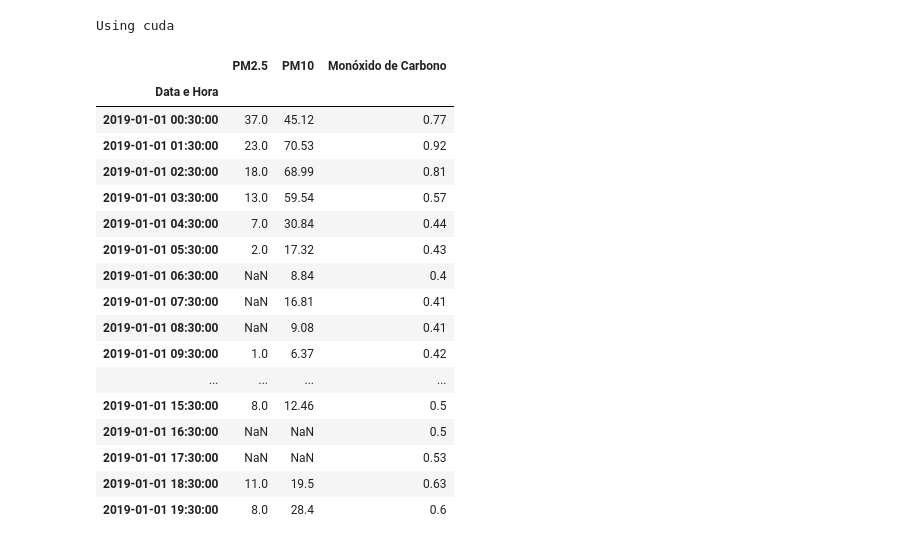
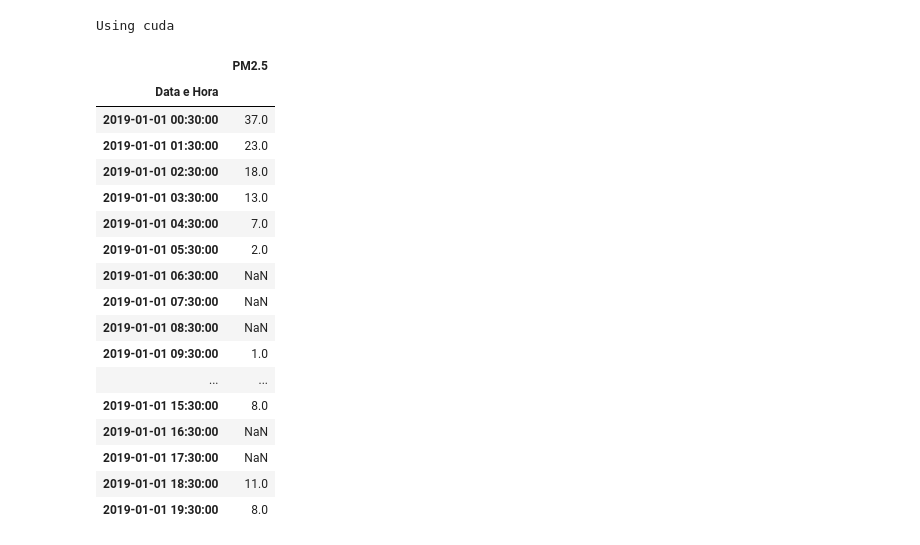
Before and after one commit to DanielPortes/pm25-plots, a Jupyter notebook: models/LSTM.ipynb, the cells around one changed output. Cells and saved outputs as stored; diff of their text form; code cells hidden in the pictures.

```diff
--- a/models/LSTM.ipynb
+++ b/models/LSTM.ipynb
@@ -30,31 +30,32 @@ df_original = pd.read_csv('../dados_tratados/combinado/Piratininga/Piratininga_t
 # %%
 df_original['Data e Hora'] = pd.to_datetime(df_original['Data e Hora'], format='%Y-%m-%d %H:%M:%S')
 df_original.index = df_original['Data e Hora']
 df_original.sort_index(inplace=True)
 
-colunas_selecionadas = ['PM2.5', 'PM10', 'Monóxido de Carbono']
+# colunas_selecionadas = ['PM2.5', 'PM10', 'Monóxido de Carbono']
+colunas_selecionadas = ['PM2.5']
 df = df_original[colunas_selecionadas]
 
 df = df.loc['2019-01-01':'2022-01-01']
 
 logging.info(f'Colunas Selecionadas: {colunas_selecionadas}')
 df.head(20)
 # %% [output]
-|  | PM2.5 | PM10 | Monóxido de Carbono |
-| Data e Hora |  |  |  |
-| 2019-01-01 00:30:00 | 37.0 | 45.12 | 0.77 |
-| 2019-01-01 01:30:00 | 23.0 | 70.53 | 0.92 |
-| 2019-01-01 02:30:00 | 18.0 | 68.99 | 0.81 |
-| 2019-01-01 03:30:00 | 13.0 | 59.54 | 0.57 |
-| 2019-01-01 04:30:00 | 7.0 | 30.84 | 0.44 |
-| 2019-01-01 05:30:00 | 2.0 | 17.32 | 0.43 |
-| 2019-01-01 06:30:00 | NaN | 8.84 | 0.4 |
-| 2019-01-01 07:30:00 | NaN | 16.81 | 0.41 |
-| 2019-01-01 08:30:00 | NaN | 9.08 | 0.41 |
-| 2019-01-01 09:30:00 | 1.0 | 6.37 | 0.42 |
-| ... | ... | ... | ... |
-| 2019-01-01 15:30:00 | 8.0 | 12.46 | 0.5 |
-| 2019-01-01 16:30:00 | NaN | NaN | 0.5 |
-| 2019-01-01 17:30:00 | NaN | NaN | 0.53 |
-| 2019-01-01 18:30:00 | 11.0 | 19.5 | 0.63 |
-| 2019-01-01 19:30:00 | 8.0 | 28.4 | 0.6 |
+|  | PM2.5 |
+| Data e Hora |  |
+| 2019-01-01 00:30:00 | 37.0 |
+| 2019-01-01 01:30:00 | 23.0 |
+| 2019-01-01 02:30:00 | 18.0 |
+| 2019-01-01 03:30:00 | 13.0 |
+| 2019-01-01 04:30:00 | 7.0 |
+| 2019-01-01 05:30:00 | 2.0 |
+| 2019-01-01 06:30:00 | NaN |
+| 2019-01-01 07:30:00 | NaN |
+| 2019-01-01 08:30:00 | NaN |
+| 2019-01-01 09:30:00 | 1.0 |
+| ... | ... |
+| 2019-01-01 15:30:00 | 8.0 |
+| 2019-01-01 16:30:00 | NaN |
+| 2019-01-01 17:30:00 | NaN |
+| 2019-01-01 18:30:00 | 11.0 |
+| 2019-01-01 19:30:00 | 8.0 |
```
Also changed, not shown: parts of 17 cells of this notebook, 4 other files.
